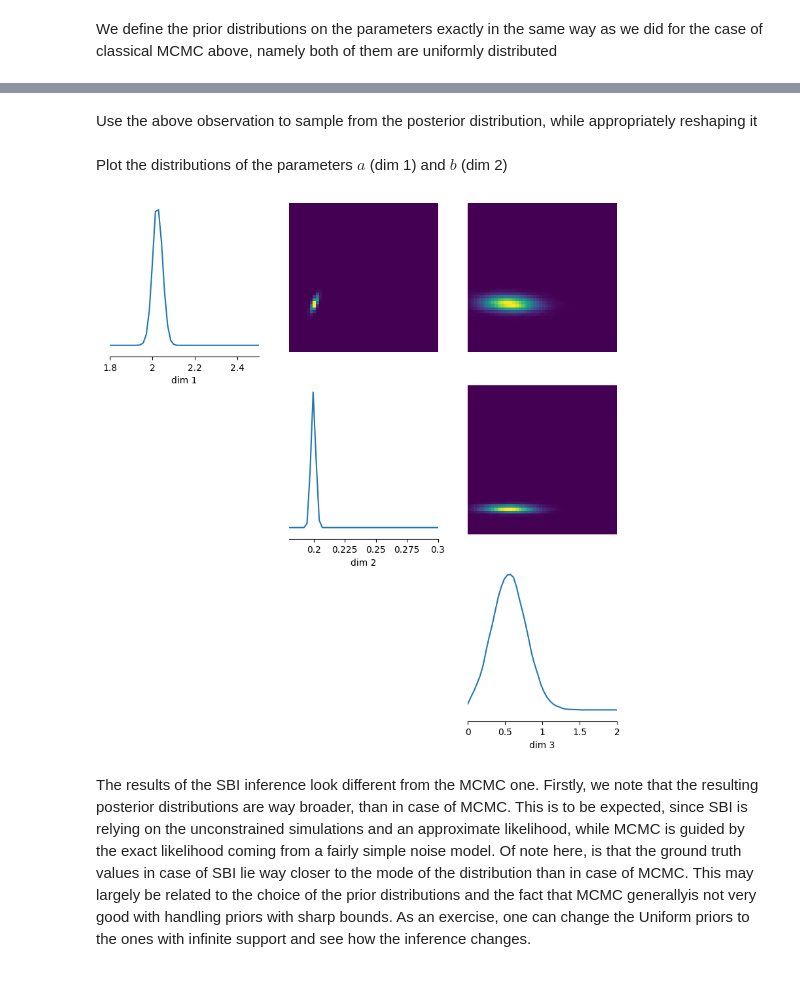
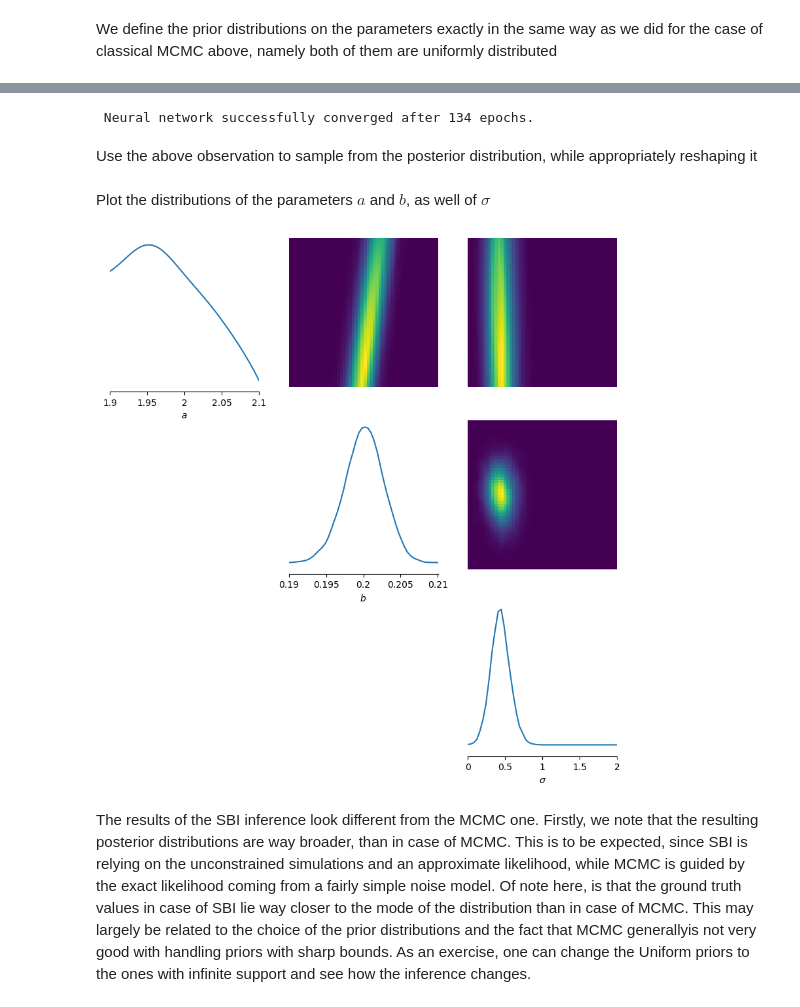
Before and after one commit to albazarova/sbi_intro, a Jupyter notebook: notebooks/2_MCMC_vs_sbi_ODE.ipynb, the cells around one changed output, grey strips where cells are left out. Drawn from its saved outputs; the diff is of its cells as text; code cells hidden in the pictures.

```diff
--- a/notebooks/2_MCMC_vs_sbi_ODE.ipynb
+++ b/notebooks/2_MCMC_vs_sbi_ODE.ipynb
@@ -181,13 +188,12 @@ Let us infer the variable `posterior` which is going to correspond to posterior
 # %% [markdown]
 We define the prior distributions on the parameters exactly in the same way as we did for the case of classical MCMC above, namely both of them are uniformly distributed
 # %%
-# lower_bound = torch.tensor([0.5, 0.0])
-# upper_bound = torch.tensor([3.5, 0.5])
-# prior = utils.BoxUniform(lower_bound, upper_bound)
-prior = MultipleIndependent(
-    [torch.distributions.Uniform(torch.tensor([0.5]),torch.tensor([3.5]))]+\
-    [torch.distributions.Uniform(torch.tensor([0.0]),torch.tensor([0.5]))]+\
-    [torch.distributions.InverseGamma(torch.tensor([3.0]),torch.tensor([1.0]))]
-)
+from torch.distributions import Uniform, InverseGamma
+
+prior = MultipleIndependent(dists=[
+    Uniform(torch.tensor([0.5]), torch.tensor([3.5])),
+    Uniform(torch.tensor([0.0]), torch.tensor([0.5])),
+    InverseGamma(torch.tensor([3.0]), torch.tensor([1.0]))
+])
 # %% [markdown]
 We will now create a `simulator` wrapper for our `run_model` function, so that it returns a one-dimensional tensor. Note, that the output of our model has two dimensions, since it returns traces of two populations, and therefore it will need to be flattened.
@@ -206,0 +223,5 @@ posterior = infer(simulator, prior, method="SNPE", num_simulations=5000,num_work
+# %%
+from sbi.utils.user_input_checks import process_prior, process_simulator
+
+prior, theta_numel, prior_returns_numpy = process_prior(prior)
+simulator = process_simulator(simulator, prior, prior_returns_numpy)
@@ -207,13 +233,25 @@ posterior = infer(simulator, prior, method="SNPE", num_simulations=5000,num_work
+# %%
+from sbi.inference import SNPE
+inference = SNPE(prior)
+posterior_net = inference.append_simulations(theta, x).train()
+# %% [output]
+ Neural network successfully converged after 134 epochs.
 # %% [markdown]
 Use the above observation to sample from the posterior distribution, while appropriately reshaping it
 # %%
-samples_NPE = posterior.sample((10000,), x=observed_data.reshape((1,2000)))
+posterior = inference.build_posterior()
+samples_NPE = posterior.sample((10000,), x=observed_data.reshape(-1))
 # %% [markdown]
-Plot the distributions of the parameters $a$ (dim 1) and $b$ (dim 2)
+Plot the distributions of the parameters $a$ and $b$, as well of $\sigma$
 # %%
-fig, out = pairplot(samples_NPE, limits=[[1.8,2.5],[0.18,0.3],[0.0,2.0]], fig_kwargs={'fig_size':(3,3)}, upper='kde', diag='kde')
+fig, out = pairplot(samples_NPE,
+                    limits=[[1.9,2.1],[0.19,0.21],[0.0,2.0]],
+                    fig_kwargs={'fig_size':(3,3)},
+                    upper='kde',
+                    diag='kde',
+                    labels=[r"$a$", r"$b$", r"$\sigma$"])
 # %% [output]
-[figure, old version]
+[figure, new version]
 # %% [markdown]
 The results of the SBI inference look different from the MCMC one. Firstly, we note that the resulting posterior distributions are way broader, than in case of MCMC. This is to be expected, since SBI is relying on the unconstrained simulations and an approximate likelihood, while MCMC is guided by the exact likelihood coming from a fairly simple noise model. Of note here, is that the ground truth values in case of SBI lie way closer to the mode of the distribution than in case of MCMC. This may largely be related to the choice of the prior distributions and the fact that MCMC generallyis not very good with handling priors with sharp bounds. As an exercise, one can change the Uniform priors to the ones with infinite support and see how the inference changes.
 # %% [markdown]
```
Also changed, not shown: parts of 26 cells of this notebook.
